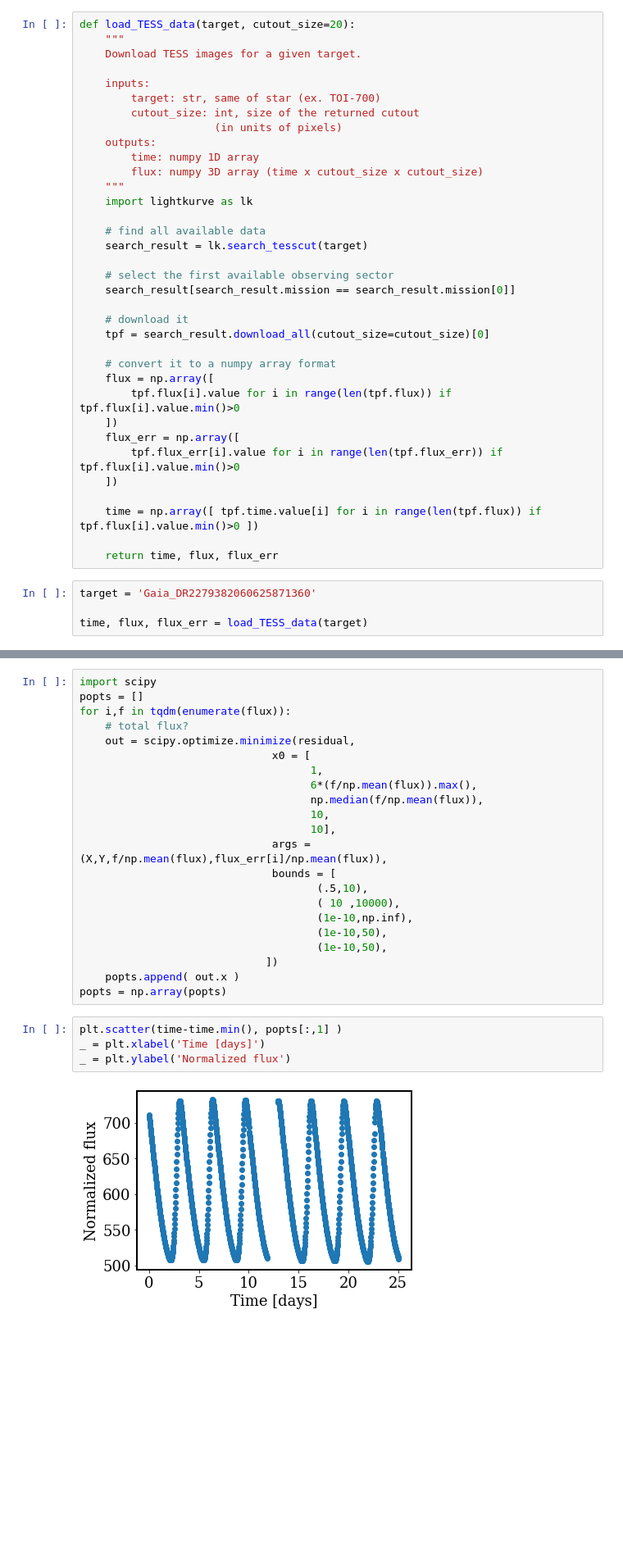
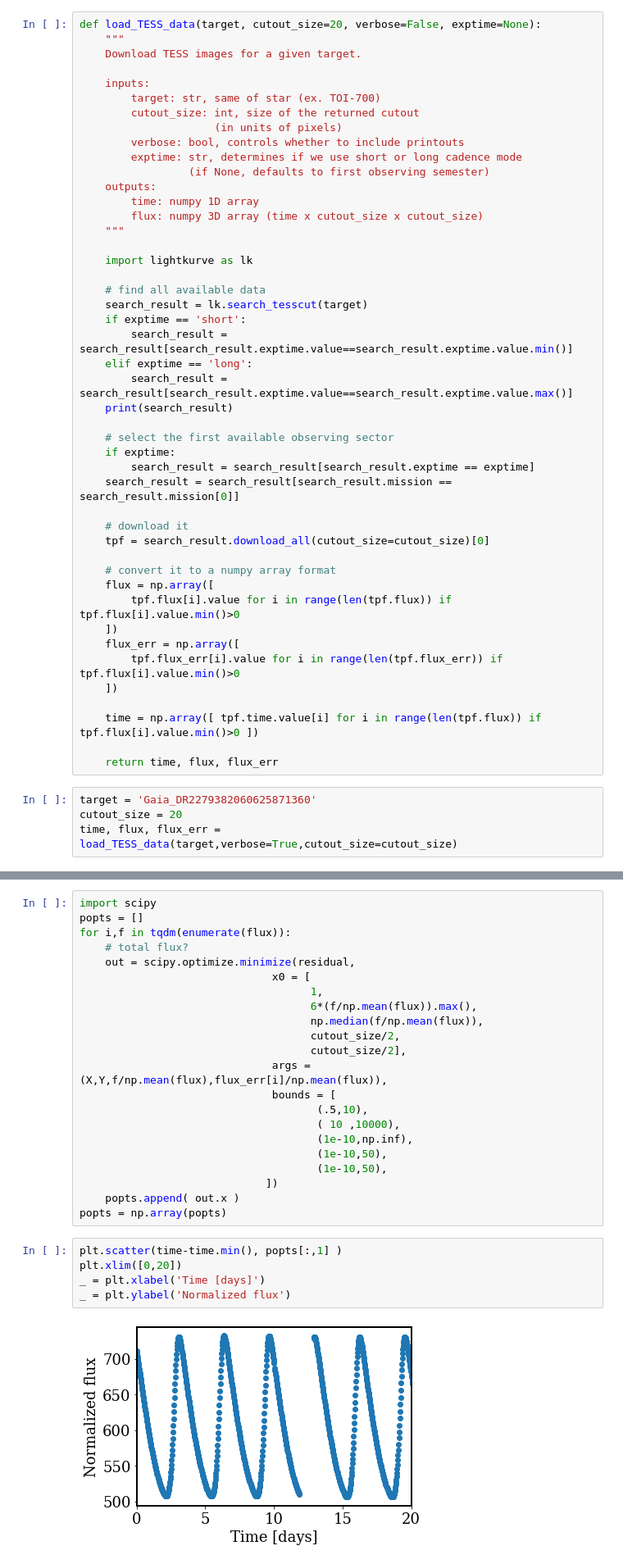
Before and after one commit to jaredcsiegel/PythonClass, a Jupyter notebook: final_projects.ipynb, the cells around one changed output, grey strips where cells are left out. Shown: that part at 82% size. Drawn from its saved outputs; the diff is of its cells as text; blank space fills up the shorter version.

```diff
--- a/final_projects.ipynb
+++ b/final_projects.ipynb
@@ -57,7 +58,7 @@ matplotlib.rcParams['font.family'] = "serif"
 # %% [markdown]
 ### Step 1: fetch the data
 # %%
-def load_TESS_data(target, cutout_size=20):
+def load_TESS_data(target, cutout_size=20, verbose=False, exptime=None):
     """
     Download TESS images for a given target.
 
@@ -65,17 +66,28 @@ def load_TESS_data(target, cutout_size=20):
         target: str, same of star (ex. TOI-700)
         cutout_size: int, size of the returned cutout
                      (in units of pixels)
+        verbose: bool, controls whether to include printouts
+        exptime: str, determines if we use short or long cadence mode
+                 (if None, defaults to first observing semester)
     outputs:
         time: numpy 1D array
         flux: numpy 3D array (time x cutout_size x cutout_size)
     """
+
     import lightkurve as lk
 
     # find all available data
     search_result = lk.search_tesscut(target)
+    if exptime == 'short':
+        search_result = search_result[search_result.exptime.value==search_result.exptime.value.min()]
+    elif exptime == 'long':
+        search_result = search_result[search_result.exptime.value==search_result.exptime.value.max()]
+    print(search_result)
 
     # select the first available observing sector
-    search_result[search_result.mission == search_result.mission[0]]
+    if exptime:
+        search_result = search_result[search_result.exptime == exptime]
+    search_result = search_result[search_result.mission == search_result.mission[0]]
 
     # download it
     tpf = search_result.download_all(cutout_size=cutout_size)[0]
@@ -93,5 +105,5 @@ def load_TESS_data(target, cutout_size=20):
     return time, flux, flux_err
 # %%
 target = 'Gaia_DR2279382060625871360'
-
-time, flux, flux_err = load_TESS_data(target)
+cutout_size = 20
+time, flux, flux_err = load_TESS_data(target,verbose=True,cutout_size=cutout_size)
@@ -216,8 +236,8 @@ for i,f in tqdm(enumerate(flux)):
                                     1,
                                     6*(f/np.mean(flux)).max(),
                                     np.median(f/np.mean(flux)),
-                                    10,
-                                    10],
+                                    cutout_size/2,
+                                    cutout_size/2],
                               args = (X,Y,f/np.mean(flux),flux_err[i]/np.mean(flux)),
                               bounds = [
                                      (.5,10),
@@ -230,10 +250,11 @@ for i,f in tqdm(enumerate(flux)):
 popts = np.array(popts)
 # %%
 plt.scatter(time-time.min(), popts[:,1] )
+plt.xlim([0,20])
 _ = plt.xlabel('Time [days]')
 _ = plt.ylabel('Normalized flux')
 # %% [output]
-[figure, old version]
+[figure, new version]
 # %% [markdown]
 ### Step 5: finding the pulsation periods
 # %%
```
Also changed, not shown: parts of 17 cells of this notebook, 1 other file.
